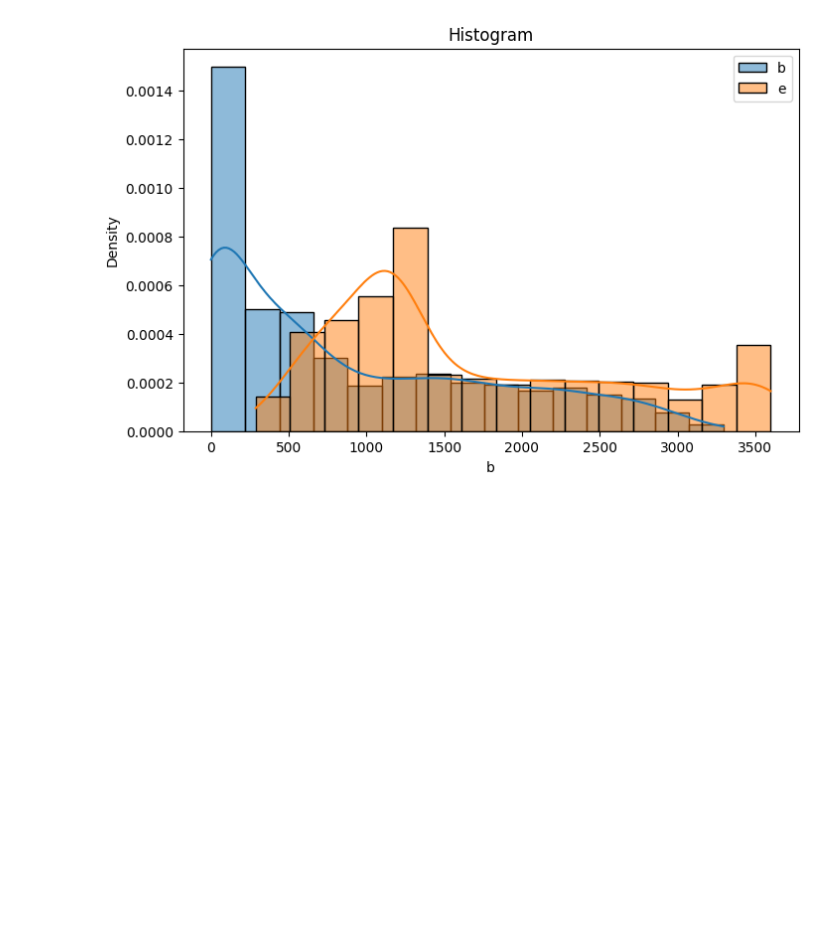
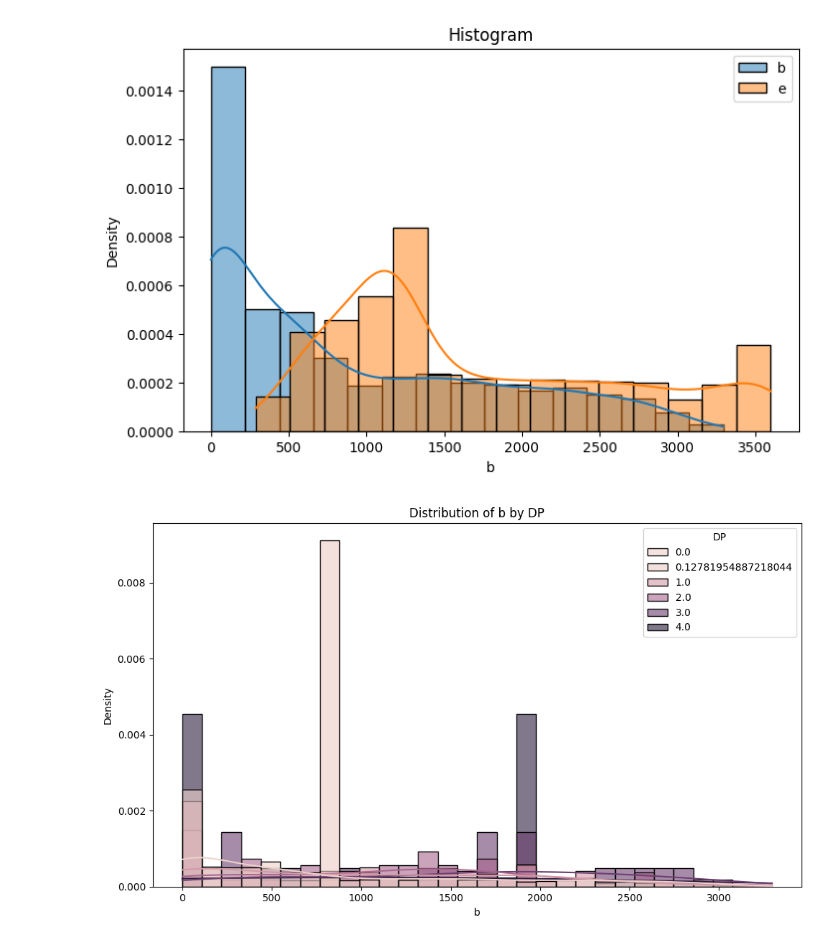
Before and after one commit to aletss/diplomado_cdc_m1_p3, a Jupyter notebook: notebooks/examples.ipynb, the cells around one changed output. Cells and saved outputs as stored; diff of their text form; code cells hidden in the pictures; blank space fills up the shorter version.

```diff
--- a/notebooks/examples.ipynb
+++ b/notebooks/examples.ipynb
@@ -149,5 +183,12 @@ columns = ['b', 'e']
 sns_hist = histograms.histogram_seaborn(df_inputed_knn, columns, show_kde = True, show_density = True)
 # %% [output]
 [figure]
+# %%
+# 1.2 Histograma
+columns = ['b', 'e']
+# columns = ['e']
+sns_hist = histograms_cat.histogram_seaborn(df_inputed_knn, column_values='b', column_category='DP', show_kde = True, show_density = True)
+# %% [output]
+[figure, added]
 # %%
 # 1.3 Histograma
```
Also changed, not shown: parts of 20 cells of this notebook, 1 other file.
